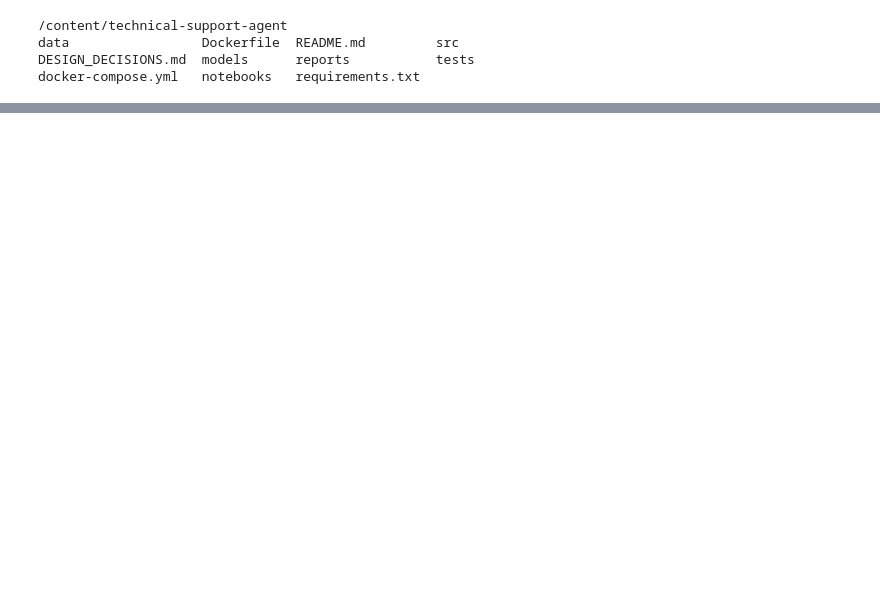
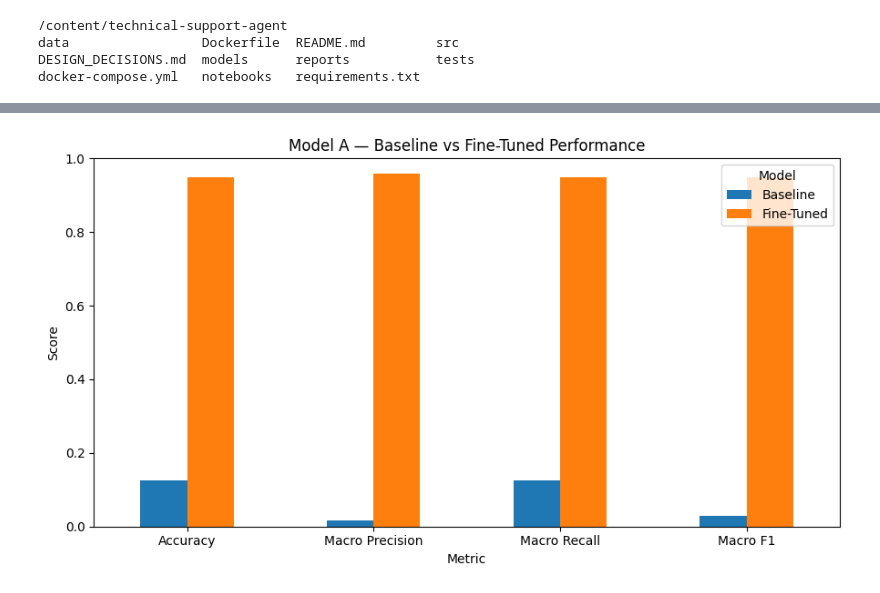
Before and after one commit to JoudAlrubaish/technical-support-agent, a Jupyter notebook: notebooks/01_model_a_intent_classifier.ipynb, the cells around one changed output, grey strips where cells are left out. Cells and saved outputs as stored; diff of their text form; code cells hidden in the pictures; blank space fills up the shorter version.

```diff
--- a/notebooks/01_model_a_intent_classifier.ipynb
+++ b/notebooks/01_model_a_intent_classifier.ipynb
@@ -40,0 +871,4 @@ docker-compose.yml   notebooks   requirements.txt
+# %%
+#load tokenizer
+from transformers import AutoTokenizer
+tokenizer_a = AutoTokenizer.from_pretrained(MODEL_A)
@@ -40,0 +1226,9 @@ docker-compose.yml   notebooks   requirements.txt
+# %%
+# evaluate the best fine-tuned checkpoint on the held-out test set
+
+test_results = trainer_a_exp2.evaluate(
+    eval_dataset=test_tokenized,
+    metric_key_prefix="test"
+)
+
+test_results
@@ -40,0 +1387,11 @@ docker-compose.yml   notebooks   requirements.txt
+# %%
+#store model A FINE-TUNED results
+
+model_a_results["fine_tuned"] = {
+    "accuracy": test_results["test_accuracy"],
+    "precision_macro": test_results["test_precision_macro"],
+    "recall_macro": test_results["test_recall_macro"],
+    "f1_macro": test_results["test_f1_macro"]
+}
+
+model_a_results
@@ -40,0 +1440,21 @@ docker-compose.yml   notebooks   requirements.txt
+# %%
+# visualize baseline vs fine-tuned performance
+
+comparison_plot = comparison_df.set_index("Metric")[
+    ["Baseline", "Fine-Tuned"]
+]
+
+comparison_plot.plot(
+    kind="bar",
+    figsize=(9, 5)
+)
+
+plt.title("Model A — Baseline vs Fine-Tuned Performance")
+plt.ylabel("Score")
+plt.ylim(0, 1)
+plt.xticks(rotation=0)
+plt.legend(title="Model")
+plt.tight_layout()
+plt.show()
+# %% [output]
+[figure, added]
```
Also changed, not shown: parts of 111 cells of this notebook.
